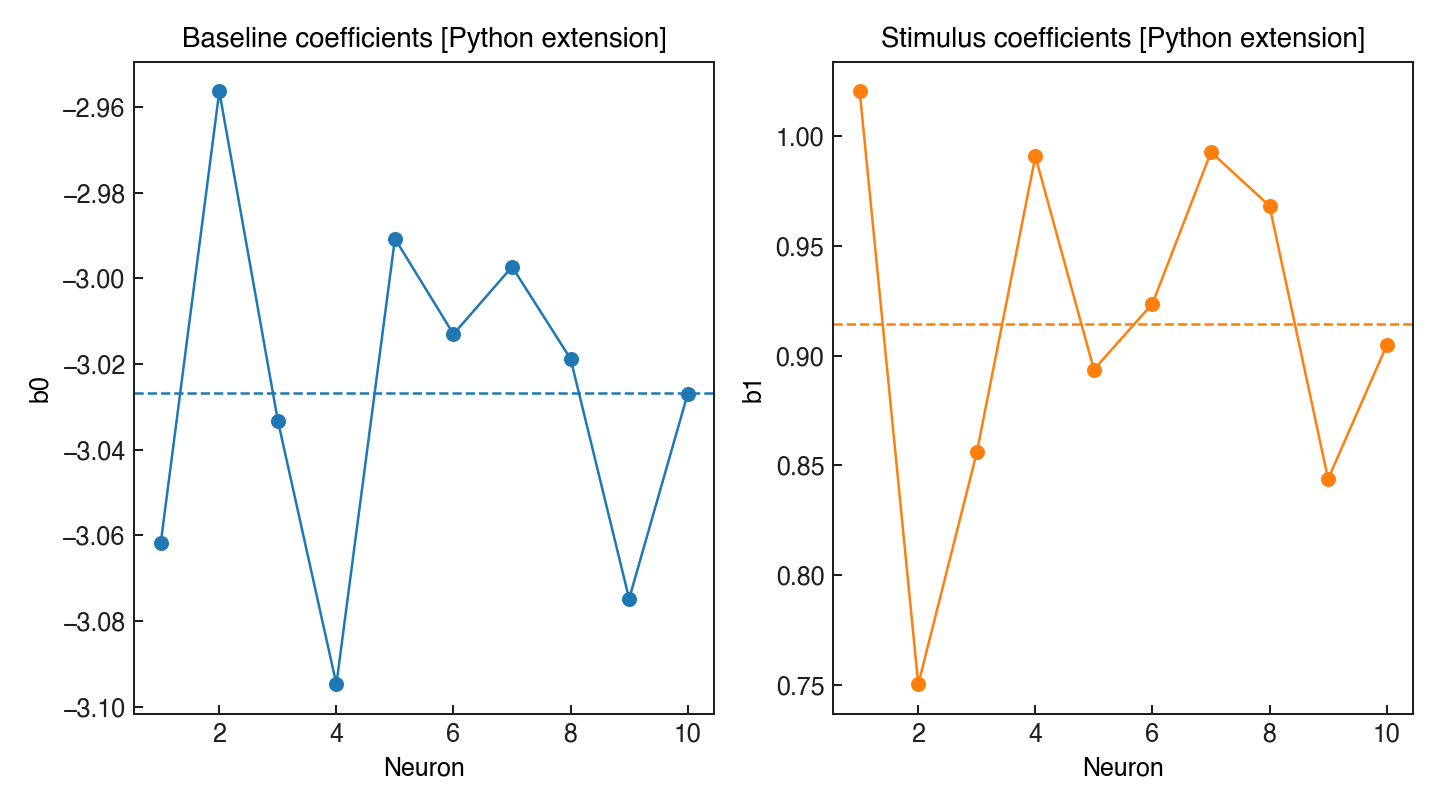
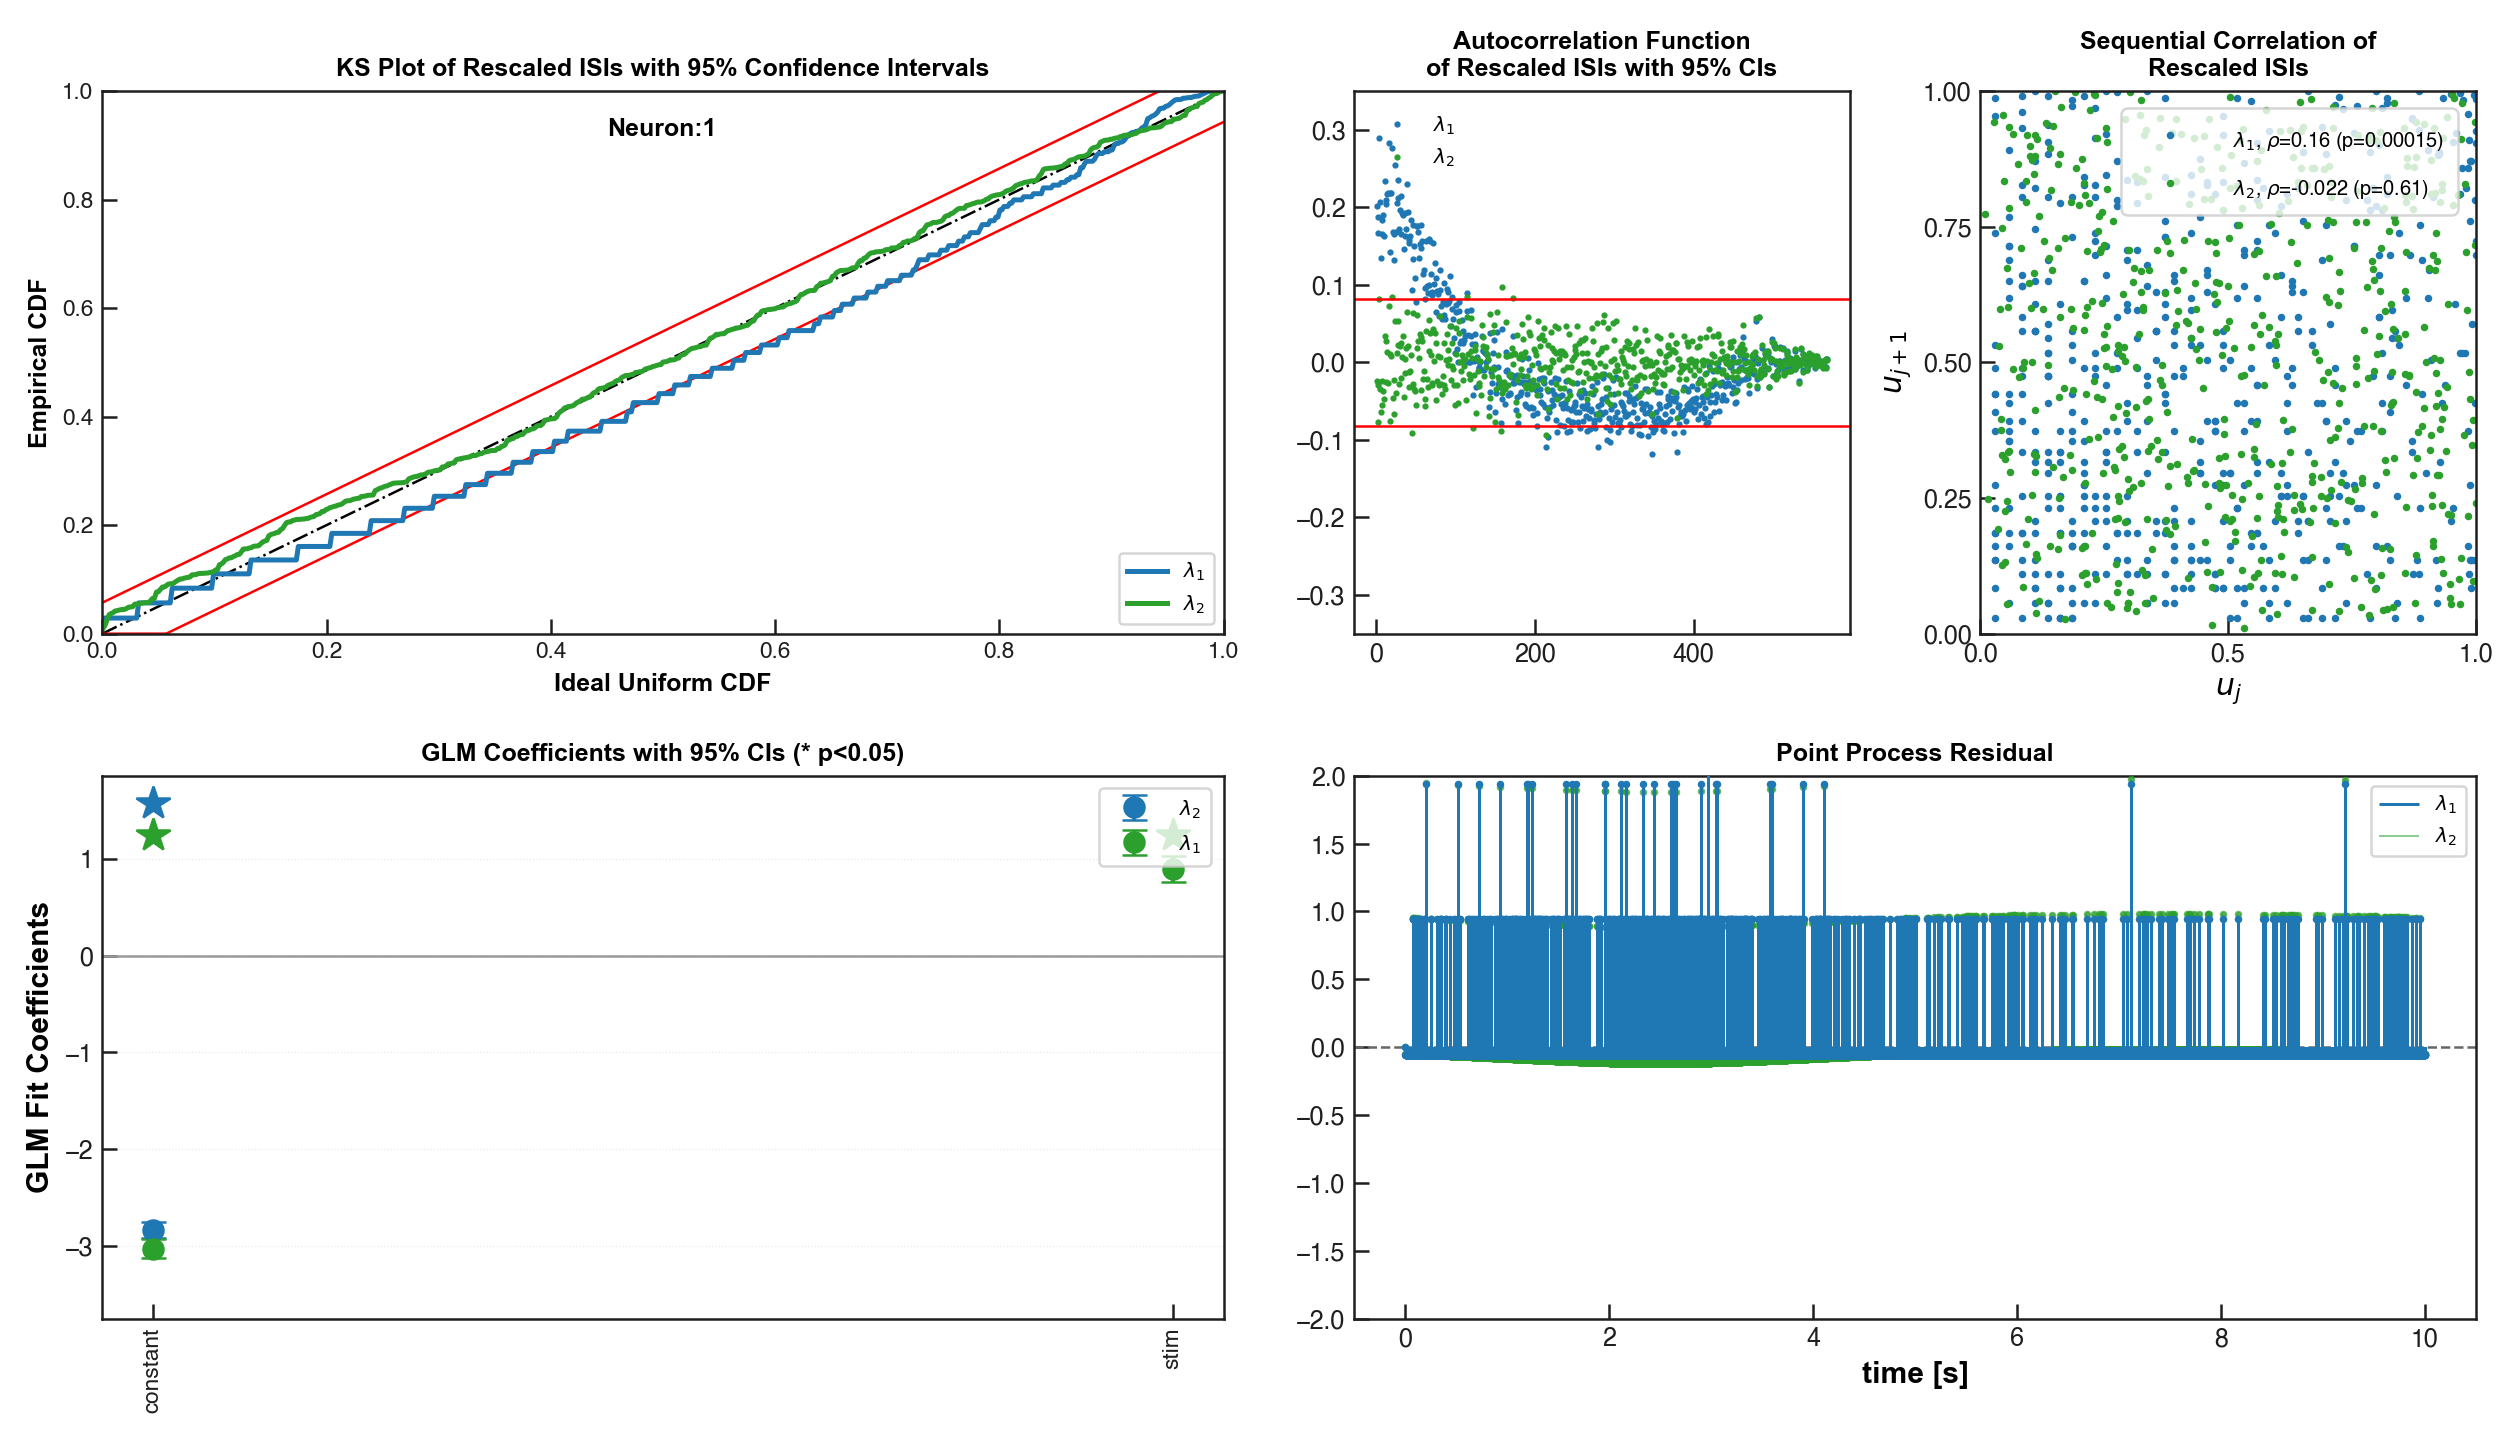
The change to this notebook cell's code, shown as a diff; its figure went from the first image to the second:
--- before
+++ after
@@ -69,24 +69,5 @@
 ]
 
-# fig_003 (Python extension): per-neuron MLE coefficients across the 10 cells.
-# Marked as extension in parity/notebook_fidelity.yml since MATLAB DecodingExample
-# does not render a per-neuron coefficient figure.  Suptitle makes the
-# Python-only status explicit in the rendered gallery image.
-fig = _prepare_figure("figure", figsize=(8.0, 4.5))
-fig.suptitle("Per-neuron MLE coefficients (Python-only extension)", fontsize=10)
-axs = fig.subplots(1, 2)
-neuron_idx = np.arange(1, paramEst.shape[1] + 1)
-axs[0].plot(neuron_idx, paramEst[0], "o-", color="tab:blue", label="b0")
-axs[0].axhline(meanParams[0], color="tab:blue", linestyle="--", linewidth=1.0)
-axs[0].set_title("Baseline coefficients [Python extension]")
-axs[0].set_xlabel("Neuron")
-axs[0].set_ylabel("b0")
-axs[1].plot(neuron_idx, paramEst[1], "o-", color="tab:orange", label="b1")
-axs[1].axhline(meanParams[1], color="tab:orange", linestyle="--", linewidth=1.0)
-axs[1].set_title("Stimulus coefficients [Python extension]")
-axs[1].set_xlabel("Neuron")
-axs[1].set_ylabel("b1")
-
-# fig_004: per-neuron diagnostic panel (mirrors MATLAB results{1}.plotResults).
+# fig_003: per-neuron diagnostic panel (mirrors MATLAB results{1}.plotResults).
 # Widened from 13x7.5 to 14x8 so the narrow upper-row subplots fit their
 # multi-line titles ("Sequential Correlation of\nRescaled ISIs") and u_j
@@ -99,5 +80,5 @@
     results[0].plotResults(handle=fig)
 
-# fig_005 (Python extension): mean AIC / log-likelihood across neurons.
+# fig_004 (Python extension): mean AIC / log-likelihood across neurons.
 fig = _prepare_figure("figure", figsize=(8.0, 4.5))
 axs = fig.subplots(1, 2)

Commit: feat(parity): v9 iters 39-43 bundled - numerical breadth (14 -> 36 entries, 100% PASS) + visual depth (6 -> 7 matches) (#238)